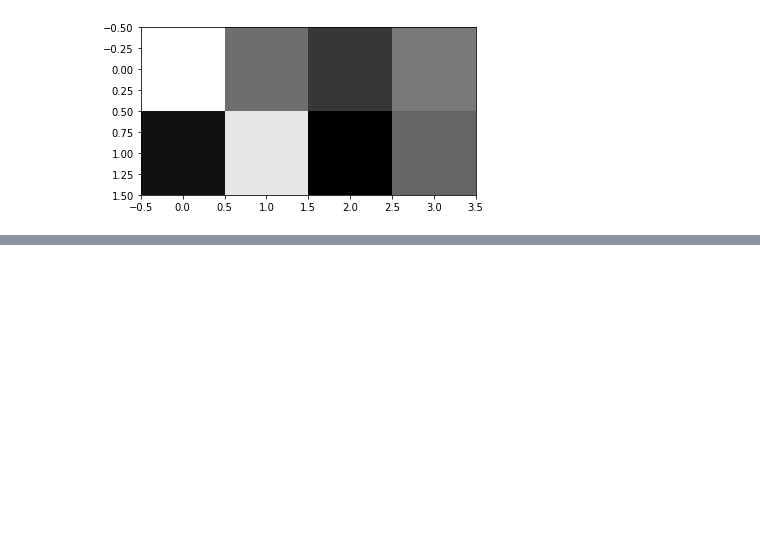
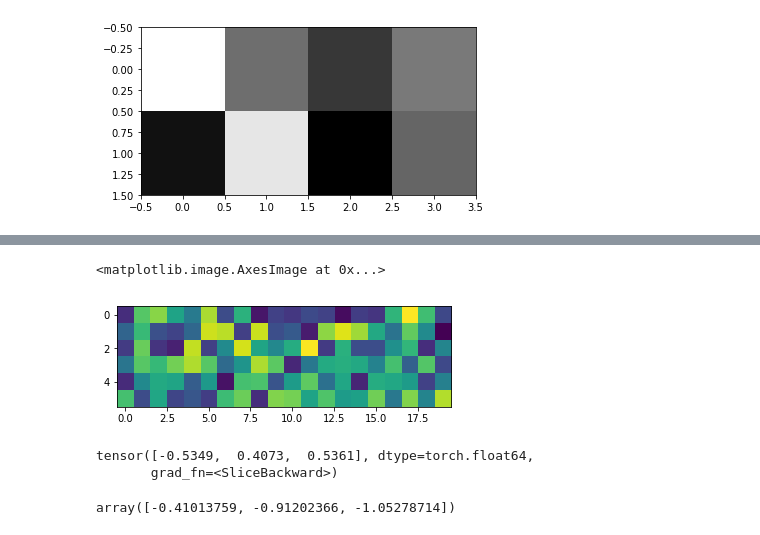
Before and after one commit to rabachi/paml, a Jupyter notebook: Weight_visualizations.ipynb, the cells around one changed output, grey strips where cells are left out. Saved outputs shown, nothing was run; the diff lists cells and outputs as text; code cells hidden in the pictures; blank space fills up the shorter version.

```diff
--- a/Weight_visualizations.ipynb
+++ b/Weight_visualizations.ipynb
@@ -427,0 +532,9 @@ display_weights('model_mle_checkpoint_state2_salient2_actorcritic_lin_dyn_horizo
+# %%
+stablenoise = StableNoise(states_dim, 3, 0.98)
+# %%
+s0 =env.reset()
+s0 = torch.from_numpy(stablenoise.get_obs(s0, 0))
+
+a0 = actor.sample_action(s0).detach()
+s1_hat = P_hat(torch.cat((s0, a0),0))
+s1 = stablenoise.get_obs(env.step(a0.numpy())[0],1)
@@ -427,0 +545,14 @@ display_weights('model_mle_checkpoint_state2_salient2_actorcritic_lin_dyn_horizo
+# %%
+plt.imshow(s1_hat.detach().reshape(6,20))
+# %% [output]
+<matplotlib.image.AxesImage at 0x...>
+[figure, added]
+# %%
+s1_hat[:3]
+# %% [output]
+tensor([-0.5349,  0.4073,  0.5361], dtype=torch.float64,
+       grad_fn=<SliceBackward>)
+# %%
+s1[:3]
+# %% [output]
+array([-0.41013759, -0.91202366, -1.05278714])
```
Also changed, not shown: parts of 50 cells of this notebook, 11 other files.
